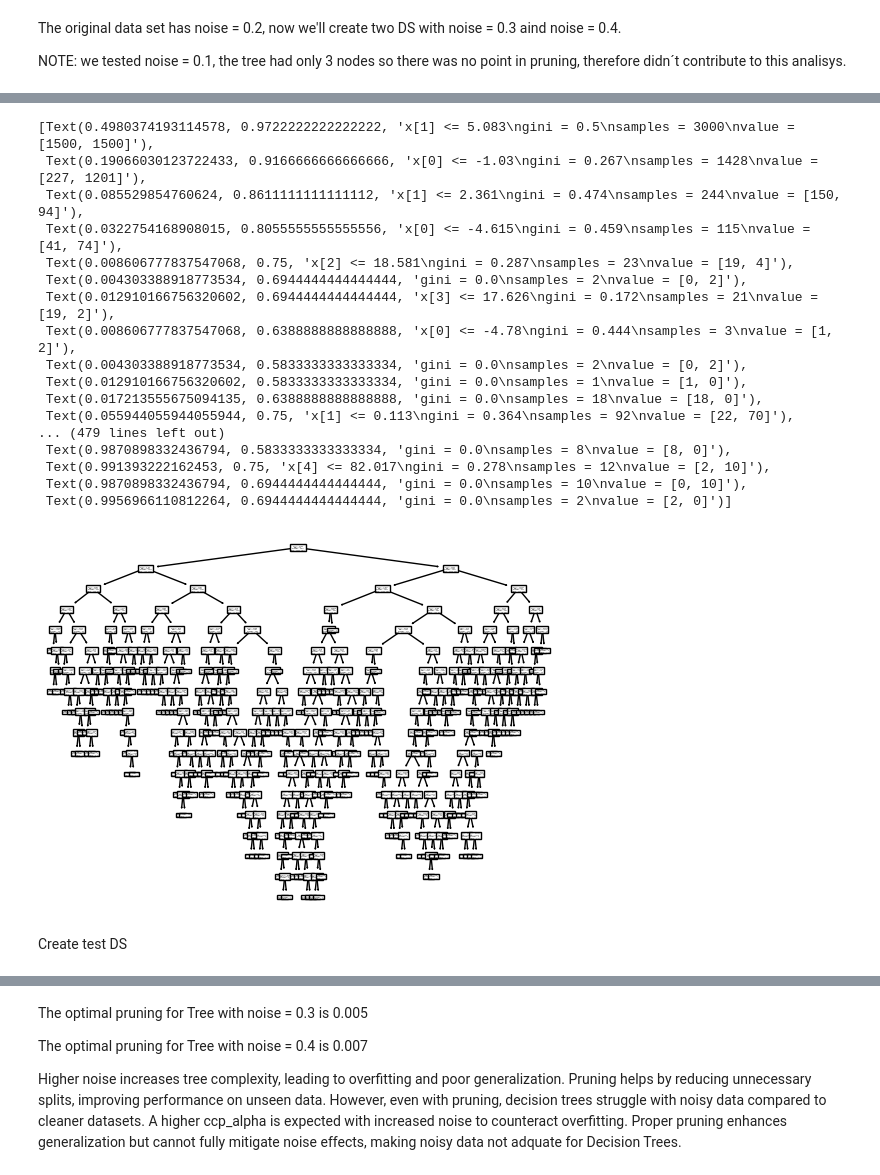
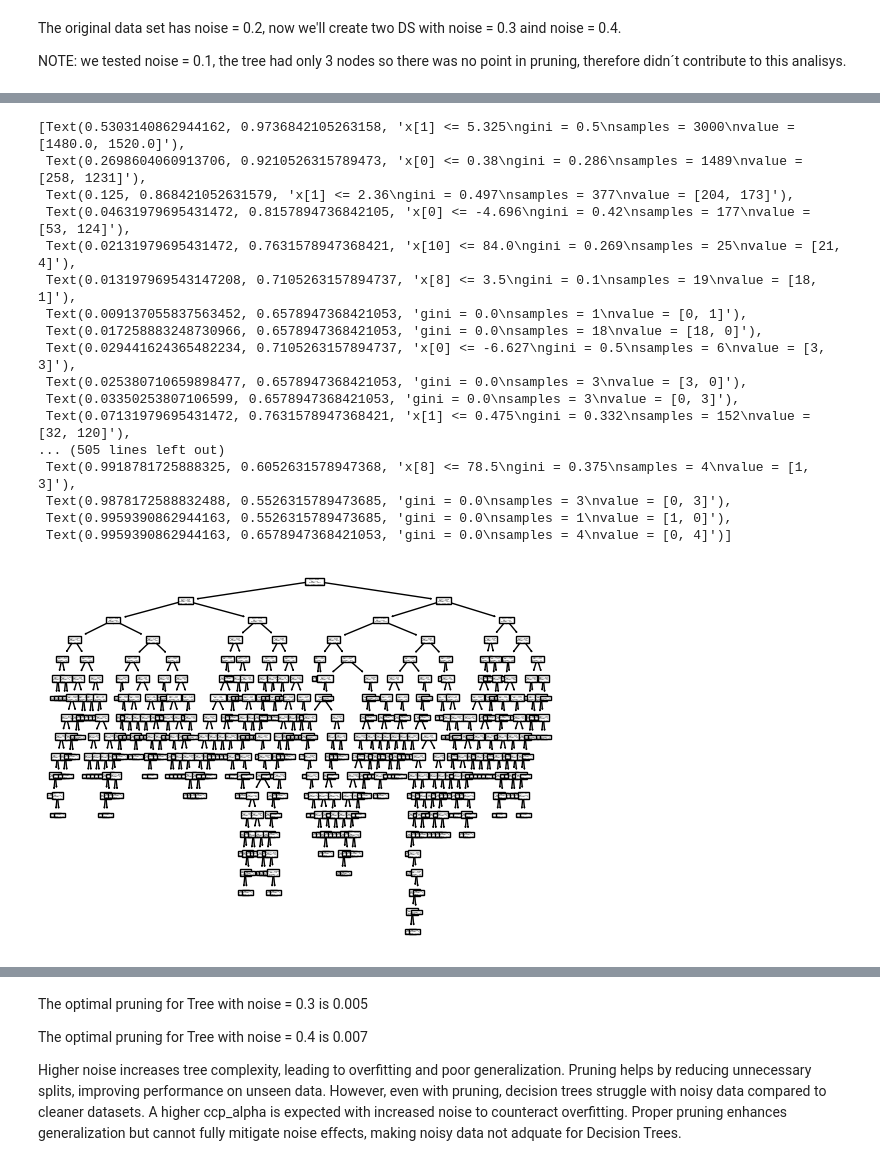
Before and after one commit to RodriCouto/ML_na_previsao_do_tempo_de_internato, a Jupyter notebook: babs.ipynb, the cells around one changed output, grey strips where cells are left out. Cells and saved outputs as stored; diff of their text form; code cells hidden in the pictures.

```diff
--- a/babs.ipynb
+++ b/babs.ipynb
@@ -294,13 +294,13 @@ The original data set has noise = 0.2, now we'll create two DS with noise = 0.3
 
 NOTE: we tested noise = 0.1, the tree had only 3 nodes so there was no point in pruning, therefore didn´t contribute to this analisys.
 # %%
-df_trees_noise1 = generate_mixed_dataset(n_samples=3000, n_features=5, n_categorical=0, n_ordinal=2,
+df_trees_noise1 = generate_mixed_dataset(n_samples=4000, n_features=5, n_categorical=0, n_ordinal=2,
                                   n_integer=5, n_classes=2, class_balance=[0.5, 0.5], noise=0.3,
                                   dataset_type='blobs', random_state=42)
 Xn1 = df_trees_noise1.drop(columns=["Target"])
 yn1 = df_trees_noise1["Target"]
 
-df_trees_noise2 = generate_mixed_dataset(n_samples=3000, n_features=5, n_categorical=0, n_ordinal=2,
+df_trees_noise2 = generate_mixed_dataset(n_samples=4000, n_features=5, n_categorical=0, n_ordinal=2,
                                   n_integer=5, n_classes=2, class_balance=[0.5, 0.5], noise=0.4,
                                   dataset_type='blobs', random_state=42)
 Xn2 = df_trees_noise2.drop(columns=["Target"])
@@ -308 +310,9 @@ yn2 = df_trees_noise2["Target"]
+# %%
+Xn1, Xn1test, yn1, yn1test = train_test_split(
+
+    Xn1, yn1, test_size=0.25, random_state=42)
+
+Xn2, Xn2test, yn2, yn2test = train_test_split(
+
+    Xn2, yn2, test_size=0.25, random_state=42)
 # %%
@@ -331,25 +341,23 @@ tree.plot_tree(dtcn1)
 # %%
-dtcn2 = tree.DecisionTreeClassifier()
+dtcn2 = DecisionTreeClassifier()
 dtcn2 = dtcn2.fit(Xn2, yn2)
-tree.plot_tree(dtcn2)
+plot_tree(dtcn2)
 # %% [output]
-[Text(0.4980374193114578, 0.9722222222222222, 'x[1] <= 5.083\ngini = 0.5\nsamples = 3000\nvalue = [1500, 1500]'),
- Text(0.19066030123722433, 0.9166666666666666, 'x[0] <= -1.03\ngini = 0.267\nsamples = 1428\nvalue = [227, 1201]'),
- Text(0.085529854760624, 0.8611111111111112, 'x[1] <= 2.361\ngini = 0.474\nsamples = 244\nvalue = [150, 94]'),
- Text(0.0322754168908015, 0.8055555555555556, 'x[0] <= -4.615\ngini = 0.459\nsamples = 115\nvalue = [41, 74]'),
- Text(0.008606777837547068, 0.75, 'x[2] <= 18.581\ngini = 0.287\nsamples = 23\nvalue = [19, 4]'),
- Text(0.004303388918773534, 0.6944444444444444, 'gini = 0.0\nsamples = 2\nvalue = [0, 2]'),
- Text(0.012910166756320602, 0.6944444444444444, 'x[3] <= 17.626\ngini = 0.172\nsamples = 21\nvalue = [19, 2]'),
- Text(0.008606777837547068, 0.6388888888888888, 'x[0] <= -4.78\ngini = 0.444\nsamples = 3\nvalue = [1, 2]'),
- Text(0.004303388918773534, 0.5833333333333334, 'gini = 0.0\nsamples = 2\nvalue = [0, 2]'),
- Text(0.012910166756320602, 0.5833333333333334, 'gini = 0.0\nsamples = 1\nvalue = [1, 0]'),
- Text(0.017213555675094135, 0.6388888888888888, 'gini = 0.0\nsamples = 18\nvalue = [18, 0]'),
- Text(0.055944055944055944, 0.75, 'x[1] <= 0.113\ngini = 0.364\nsamples = 92\nvalue = [22, 70]'),
-... (479 lines left out)
- Text(0.9870898332436794, 0.5833333333333334, 'gini = 0.0\nsamples = 8\nvalue = [8, 0]'),
- Text(0.991393222162453, 0.75, 'x[4] <= 82.017\ngini = 0.278\nsamples = 12\nvalue = [2, 10]'),
- Text(0.9870898332436794, 0.6944444444444444, 'gini = 0.0\nsamples = 10\nvalue = [0, 10]'),
- Text(0.9956966110812264, 0.6944444444444444, 'gini = 0.0\nsamples = 2\nvalue = [2, 0]')]
+[Text(0.5303140862944162, 0.9736842105263158, 'x[1] <= 5.325\ngini = 0.5\nsamples = 3000\nvalue = [1480.0, 1520.0]'),
+ Text(0.2698604060913706, 0.9210526315789473, 'x[0] <= 0.38\ngini = 0.286\nsamples = 1489\nvalue = [258, 1231]'),
+ Text(0.125, 0.868421052631579, 'x[1] <= 2.36\ngini = 0.497\nsamples = 377\nvalue = [204, 173]'),
+ Text(0.04631979695431472, 0.8157894736842105, 'x[0] <= -4.696\ngini = 0.42\nsamples = 177\nvalue = [53, 124]'),
+ Text(0.02131979695431472, 0.7631578947368421, 'x[10] <= 84.0\ngini = 0.269\nsamples = 25\nvalue = [21, 4]'),
+ Text(0.013197969543147208, 0.7105263157894737, 'x[8] <= 3.5\ngini = 0.1\nsamples = 19\nvalue = [18, 1]'),
+ Text(0.009137055837563452, 0.6578947368421053, 'gini = 0.0\nsamples = 1\nvalue = [0, 1]'),
+ Text(0.017258883248730966, 0.6578947368421053, 'gini = 0.0\nsamples = 18\nvalue = [18, 0]'),
+ Text(0.029441624365482234, 0.7105263157894737, 'x[0] <= -6.627\ngini = 0.5\nsamples = 6\nvalue = [3, 3]'),
+ Text(0.025380710659898477, 0.6578947368421053, 'gini = 0.0\nsamples = 3\nvalue = [3, 0]'),
+ Text(0.03350253807106599, 0.6578947368421053, 'gini = 0.0\nsamples = 3\nvalue = [0, 3]'),
+ Text(0.07131979695431472, 0.7631578947368421, 'x[1] <= 0.475\ngini = 0.332\nsamples = 152\nvalue = [32, 120]'),
+... (505 lines left out)
+ Text(0.9918781725888325, 0.6052631578947368, 'x[8] <= 78.5\ngini = 0.375\nsamples = 4\nvalue = [1, 3]'),
+ Text(0.9878172588832488, 0.5526315789473685, 'gini = 0.0\nsamples = 3\nvalue = [0, 3]'),
+ Text(0.9959390862944163, 0.5526315789473685, 'gini = 0.0\nsamples = 1\nvalue = [1, 0]'),
+ Text(0.9959390862944163, 0.6578947368421053, 'gini = 0.0\nsamples = 4\nvalue = [0, 4]')]
-[figure, old version]
+[figure, new version]
-# %% [markdown]
-Create test DS
```
Also changed, not shown: parts of 24 cells of this notebook.
